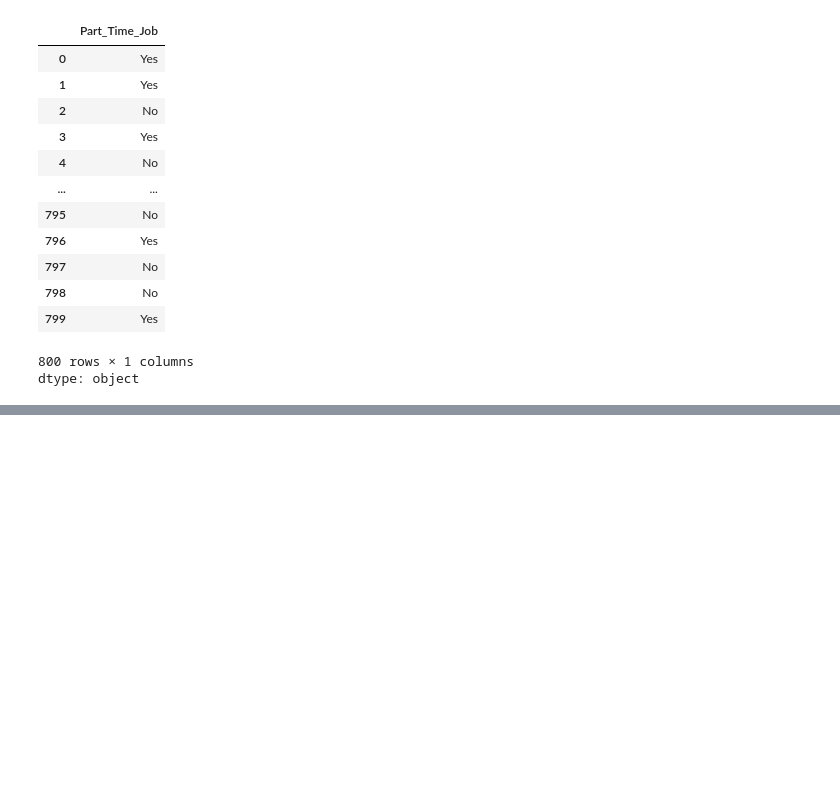
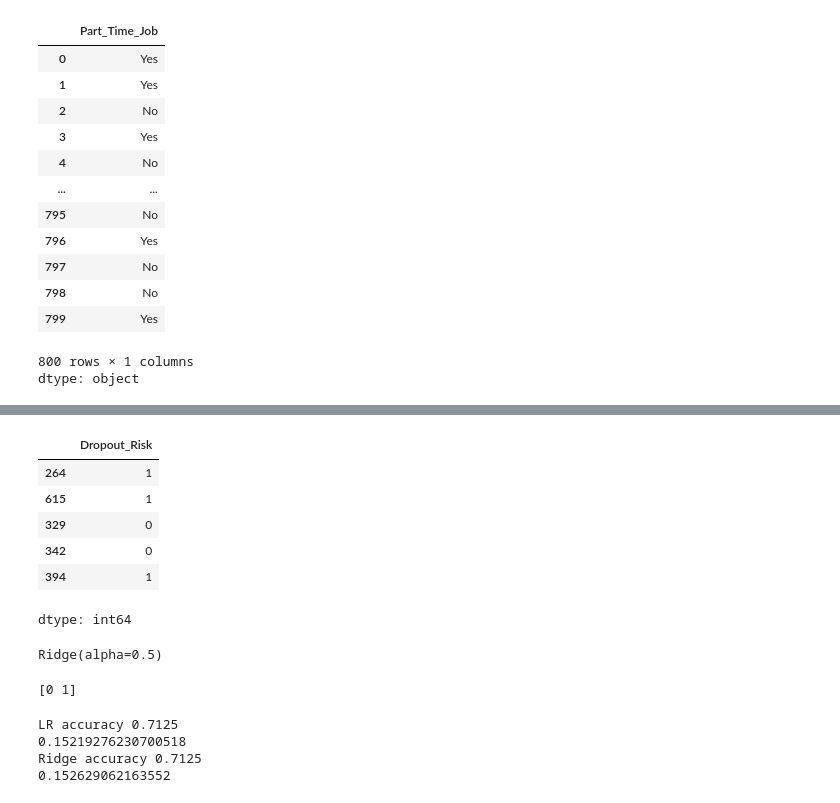
Before and after one commit to vishalakshi-19/ML_Week1, a Jupyter notebook: mlpractice.ipynb, the cells around one changed output, grey strips where cells are left out. Drawn from its saved outputs; the diff is of its cells as text; code cells hidden in the pictures; blank space fills up the shorter version.

```diff
--- a/mlpractice.ipynb
+++ b/mlpractice.ipynb
@@ -104,0 +224,16 @@ transformer = ColumnTransformer(transformers=[
+# %%
+y_train.dtype
+y_train.head()
+# %% [output]
+|  | Dropout_Risk |
+| 264 | 1 |
+| 615 | 1 |
+| 329 | 0 |
+| 342 | 0 |
+| 394 | 1 |
+dtype: int64
+# %%
+model1.fit(x_train_transf, y_train)
+model2.fit(x_train_transf, y_train)
+# %% [output]
+Ridge(alpha=0.5)
@@ -104,0 +243,4 @@ transformer = ColumnTransformer(transformers=[
+# %%
+print(le.classes_)
+# %% [output]
+[0 1]
@@ -104,0 +250,10 @@ transformer = ColumnTransformer(transformers=[
+# %%
+print("LR accuracy",accuracy_score(y_test,y_pred1_binary))
+print(r2_score(y_test,y_pred1))
+print("Ridge accuracy",accuracy_score(y_test,y_pred2_binary))
+print(r2_score(y_test,y_pred2))
+# %% [output]
+LR accuracy 0.7125
+0.15219276230700518
+Ridge accuracy 0.7125
+0.152629062163552
```
Also changed, not shown: parts of 33 cells of this notebook.
